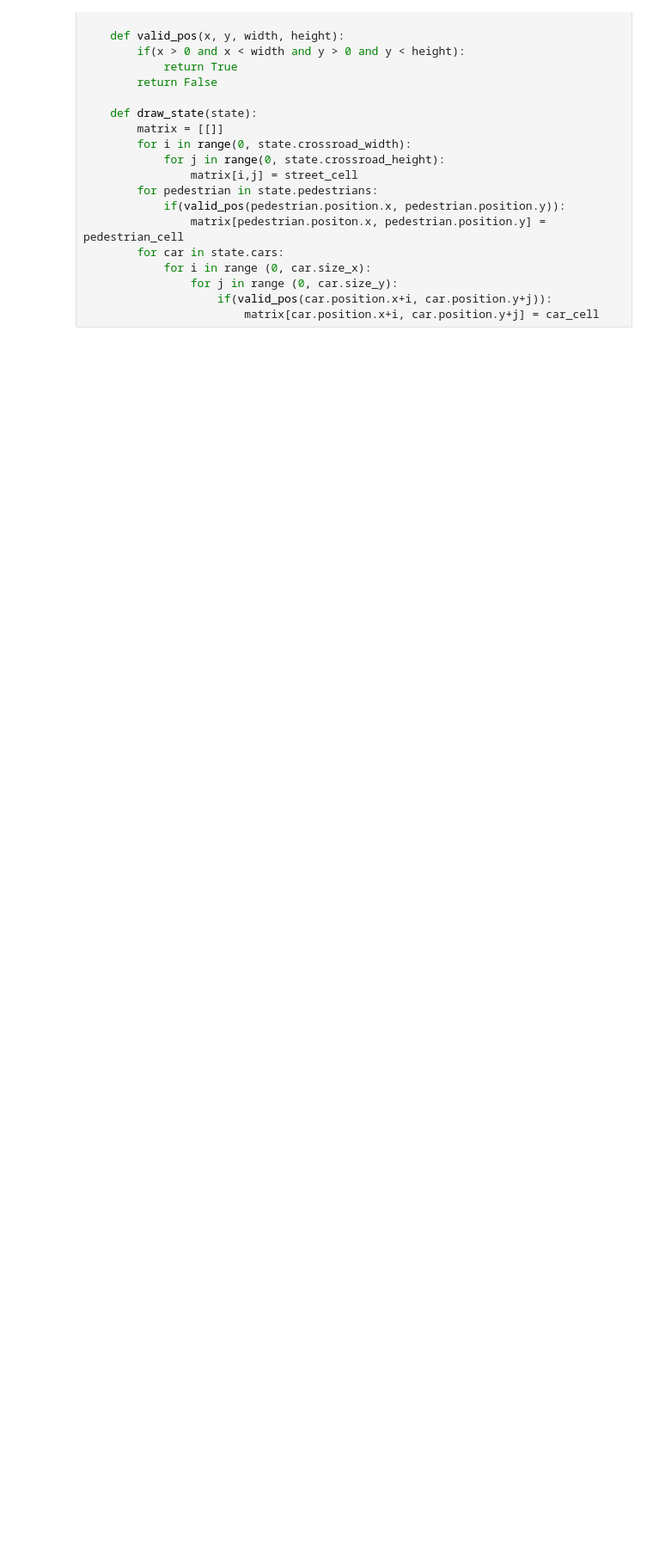
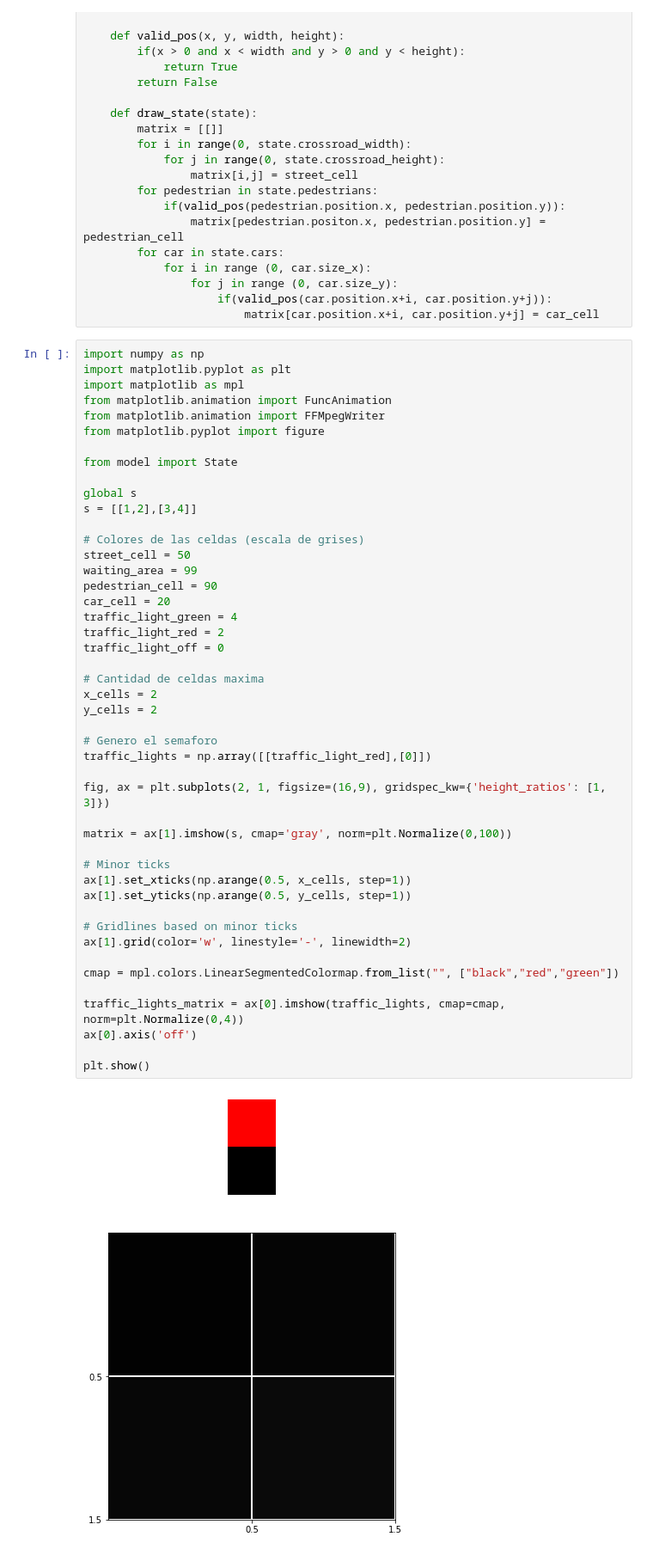
Before and after one commit to Luciana123/simulacion-tp1-2c2021, a Jupyter notebook: Simulación Paper.ipynb, the cells around one changed output. Shown at 86% size. Cells and saved outputs as stored; diff of their text form; blank space fills up the shorter version.

```diff
--- a/Simulación Paper.ipynb
+++ b/Simulación Paper.ipynb
@@ -182,3 +182,51 @@ def draw_matrix():
                 for j in range (0, car.size_y):
                     if(valid_pos(car.position.x+i, car.position.y+j)):
                         matrix[car.position.x+i, car.position.y+j] = car_cell
+# %%
+import numpy as np
+import matplotlib.pyplot as plt
+import matplotlib as mpl
+from matplotlib.animation import FuncAnimation
+from matplotlib.animation import FFMpegWriter
+from matplotlib.pyplot import figure
+
+from model import State
+
+global s
+s = [[1,2],[3,4]]
+
+# Colores de las celdas (escala de grises)
+street_cell = 50
+waiting_area = 99
+pedestrian_cell = 90
+car_cell = 20
+traffic_light_green = 4
+traffic_light_red = 2
+traffic_light_off = 0
+
+# Cantidad de celdas maxima
+x_cells = 2
+y_cells = 2
+
+# Genero el semaforo
+traffic_lights = np.array([[traffic_light_red],[0]])
+
+fig, ax = plt.subplots(2, 1, figsize=(16,9), gridspec_kw={'height_ratios': [1, 3]})
+
+matrix = ax[1].imshow(s, cmap='gray', norm=plt.Normalize(0,100))
+
+# Minor ticks
+ax[1].set_xticks(np.arange(0.5, x_cells, step=1))
+ax[1].set_yticks(np.arange(0.5, y_cells, step=1))
+
+# Gridlines based on minor ticks
+ax[1].grid(color='w', linestyle='-', linewidth=2)
+
+cmap = mpl.colors.LinearSegmentedColormap.from_list("", ["black","red","green"])
+
+traffic_lights_matrix = ax[0].imshow(traffic_lights, cmap=cmap, norm=plt.Normalize(0,4))
+ax[0].axis('off')
+
+plt.show()
+# %% [output]
+[figure, added]
```
Also changed, not shown: 3 other files.
